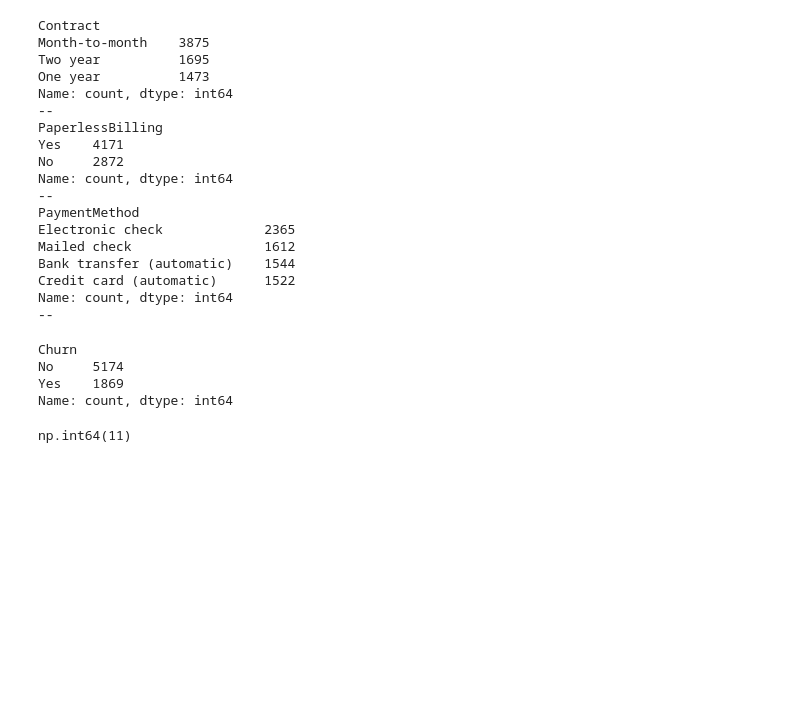
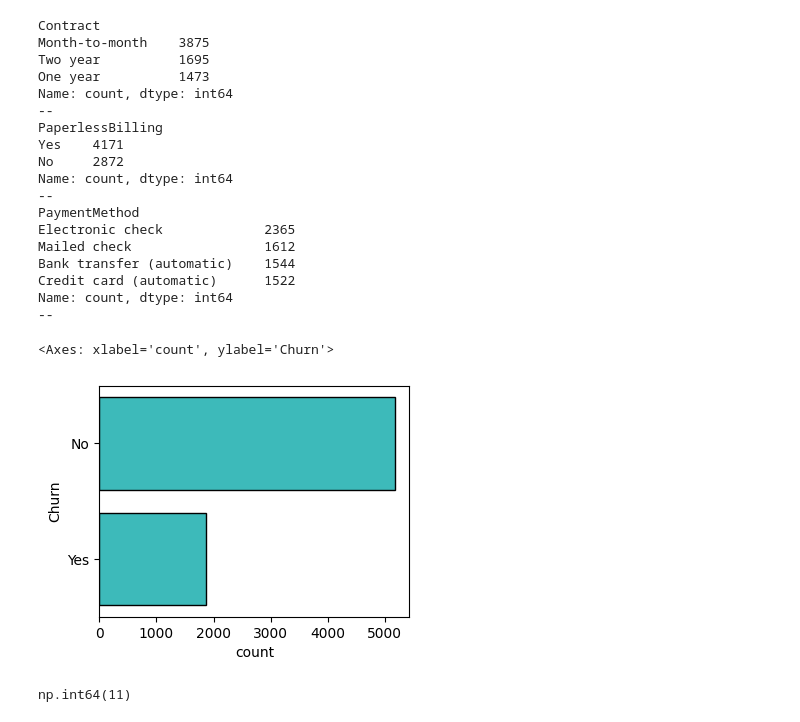
Before and after one commit to Md-Maruf-1727/customer-churn-prediction-ml, a Jupyter notebook: NoteBooks/01_data_understanding&cleaning.ipynb, the cells around one changed output. Drawn from its saved outputs; the diff is of its cells as text; code cells hidden in the pictures; blank space fills up the shorter version.

Commit message:
replacing value

```diff
--- a/NoteBooks/01_data_understanding&cleaning.ipynb
+++ b/NoteBooks/01_data_understanding&cleaning.ipynb
@@ -173,12 +199,11 @@ Name: count, dtype: int64
 --
 # %%
 # Target
-df['Churn'].value_counts()
+plt.figure(figsize=(4,3))
+sns.countplot(df['Churn'], color="#28CFCF", edgecolor='black')
 # %% [output]
-Churn
-No     5174
-Yes    1869
-Name: count, dtype: int64
+<Axes: xlabel='count', ylabel='Churn'>
+[figure, added]
 # %%
 df['TotalCharges'] = pd.to_numeric(df['TotalCharges'], errors='coerce')
 # %%
```
Also changed, not shown: parts of 5 cells of this notebook.
